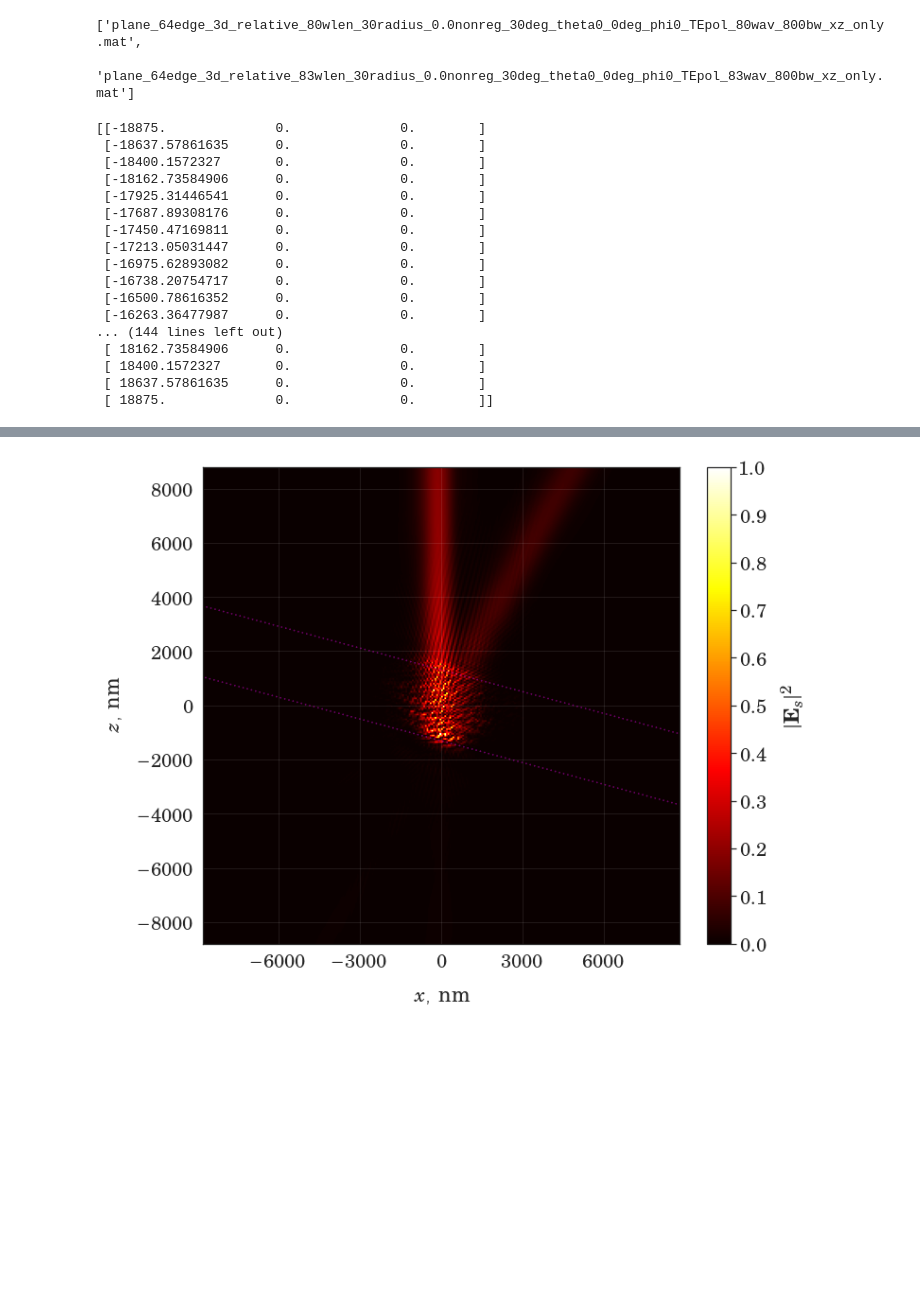
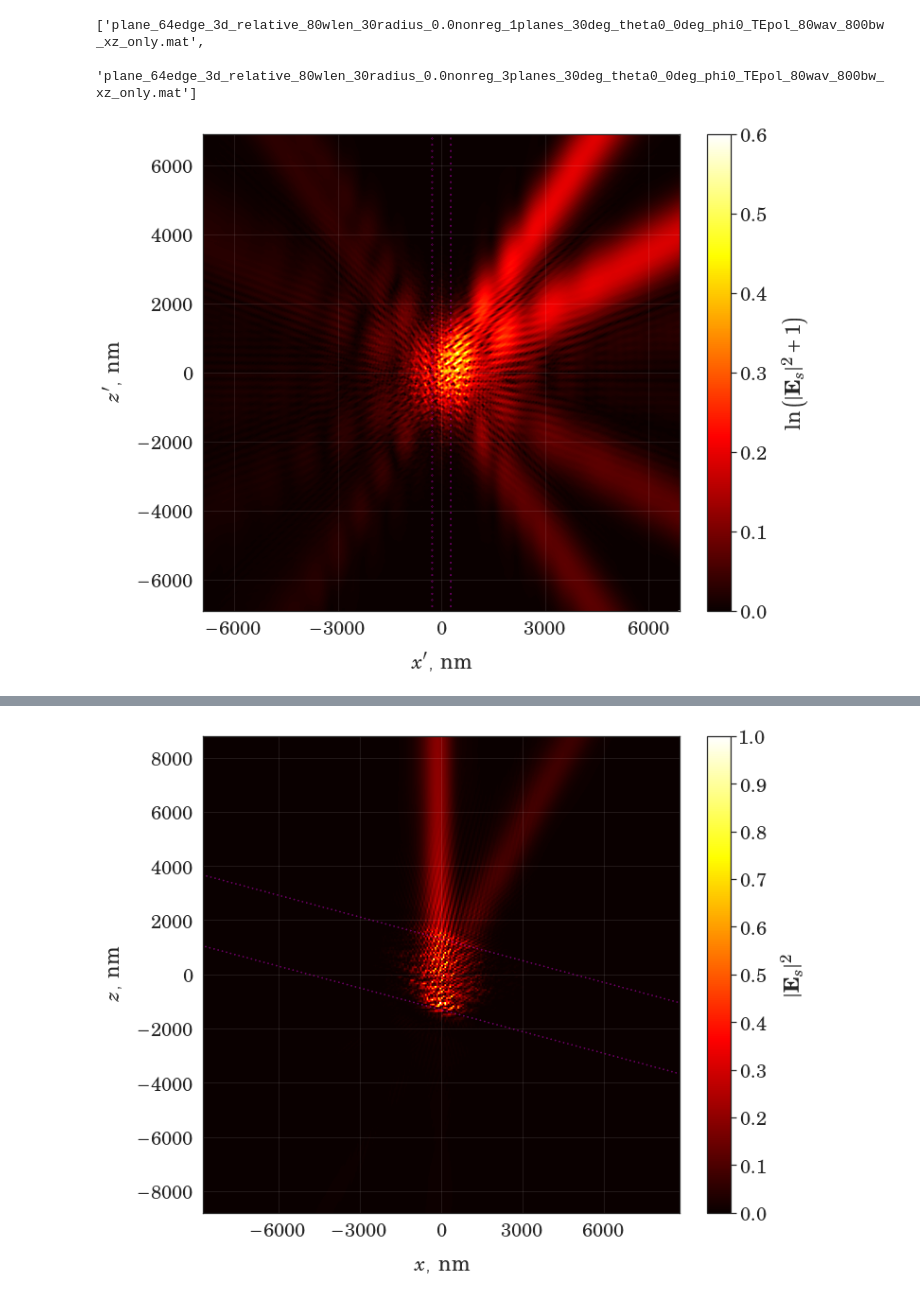
Before and after one commit to Misery7100-Magistracy/Angular-dispersion-boost, a Jupyter notebook: computations/mstm_flat.ipynb, the cells around one changed output, grey strips where cells are left out. Cells and saved outputs as stored; diff of their text form; code cells hidden in the pictures; blank space fills up the shorter version.

```diff
--- a/computations/mstm_flat.ipynb
+++ b/computations/mstm_flat.ipynb
@@ -5,34 +6,43 @@ import pandas as pd
 
 msevn.configure_mpl()
 # %%
-root = './matlab/output/flat_to_compare'
+root = './matlab/output/flat_aboba'
 
 files = os.listdir(root)
 files
 # %% [output]
-['plane_64edge_3d_relative_80wlen_30radius_0.0nonreg_30deg_theta0_0deg_phi0_TEpol_80wav_800bw_xz_only.mat',
- 'plane_64edge_3d_relative_83wlen_30radius_0.0nonreg_30deg_theta0_0deg_phi0_TEpol_83wav_800bw_xz_only.mat']
+['plane_64edge_3d_relative_80wlen_30radius_0.0nonreg_1planes_30deg_theta0_0deg_phi0_TEpol_80wav_800bw_xz_only.mat',
+ 'plane_64edge_3d_relative_80wlen_30radius_0.0nonreg_3planes_30deg_theta0_0deg_phi0_TEpol_80wav_800bw_xz_only.mat']
+# %%
+ext_circ2 = msevn.mesh_generator.target_plot.project_2d(gap=83*3, edge=3, mult=50, angle=90, onedim=False, thin=True)
+ext_circ2 = pd.DataFrame(ext_circ2, columns=['x', 'y', 'z', 'r'])
 # %%
-ext_circ = msevn.mesh_generator.target_plot.project_2d(gap=83*3, edge=16, mult=10, angle=30, onedim=True, thin=False)
+ext_circ = msevn.mesh_generator.target_plot.project_2d(gap=83*3, edge=16, mult=10, angle=90, onedim=True, thin=False)
 ext_circ = pd.DataFrame(ext_circ, columns=['x', 'y', 'z', 'r'])
-# %% [output]
-[[-18875.              0.              0.        ]
- [-18637.57861635      0.              0.        ]
- [-18400.1572327       0.              0.        ]
- [-18162.73584906      0.              0.        ]
- [-17925.31446541      0.              0.        ]
- [-17687.89308176      0.              0.        ]
- [-17450.47169811      0.              0.        ]
- [-17213.05031447      0.              0.        ]
- [-16975.62893082      0.              0.        ]
- [-16738.20754717      0.              0.        ]
- [-16500.78616352      0.              0.        ]
- [-16263.36477987      0.              0.        ]
-... (144 lines left out)
- [ 18162.73584906      0.              0.        ]
- [ 18400.1572327       0.              0.        ]
- [ 18637.57861635      0.              0.        ]
- [ 18875.              0.              0.        ]]
+# %%
+xz1 = msevn.MstmEngine(os.path.join(root, files[1]))
+fig, ax, bbea = xz1.plot_field(
+    trim=10,
+    figsize=(10, 10),
+    target=dict(plot=True, color='magenta', linewidth=0.4, alpha=0.7),
+    xtick=3000,
+    ytick=2000,
+    external_circles=ext_circ2,
+    squared=True,
+    vmax=0.6,
+    #bartick=0.05,
+    custom_func=lambda x: np.log(x + 1),
+    custom_label=r'$\ln\left(|\mathbf{E}_{\it{s}}|^2 + 1\right)$',
+    angle_compensation=-60,
+    fix_limits={'x' : (-6900, 6900), 'y' : (-6900, 6900)},
+    custom_x=r'$x^\prime$, $\rm{nm}$',
+    custom_y=r'$z^\prime$, $\rm{nm}$'
+
+    )
+ax.grid(alpha=0.1, color='white')
+#fig.savefig(f'../tex/components/img/celes/3plane_flat_to_compare.pdf', bbox_inches='tight')
+# %% [output]
+[figure, added]
 # %%
 xz1 = msevn.MstmEngine(os.path.join(root, files[0]))
 fig, ax, bbea = xz1.plot_field(
```
Also changed, not shown: parts of 2 cells of this notebook, 17 other files.
